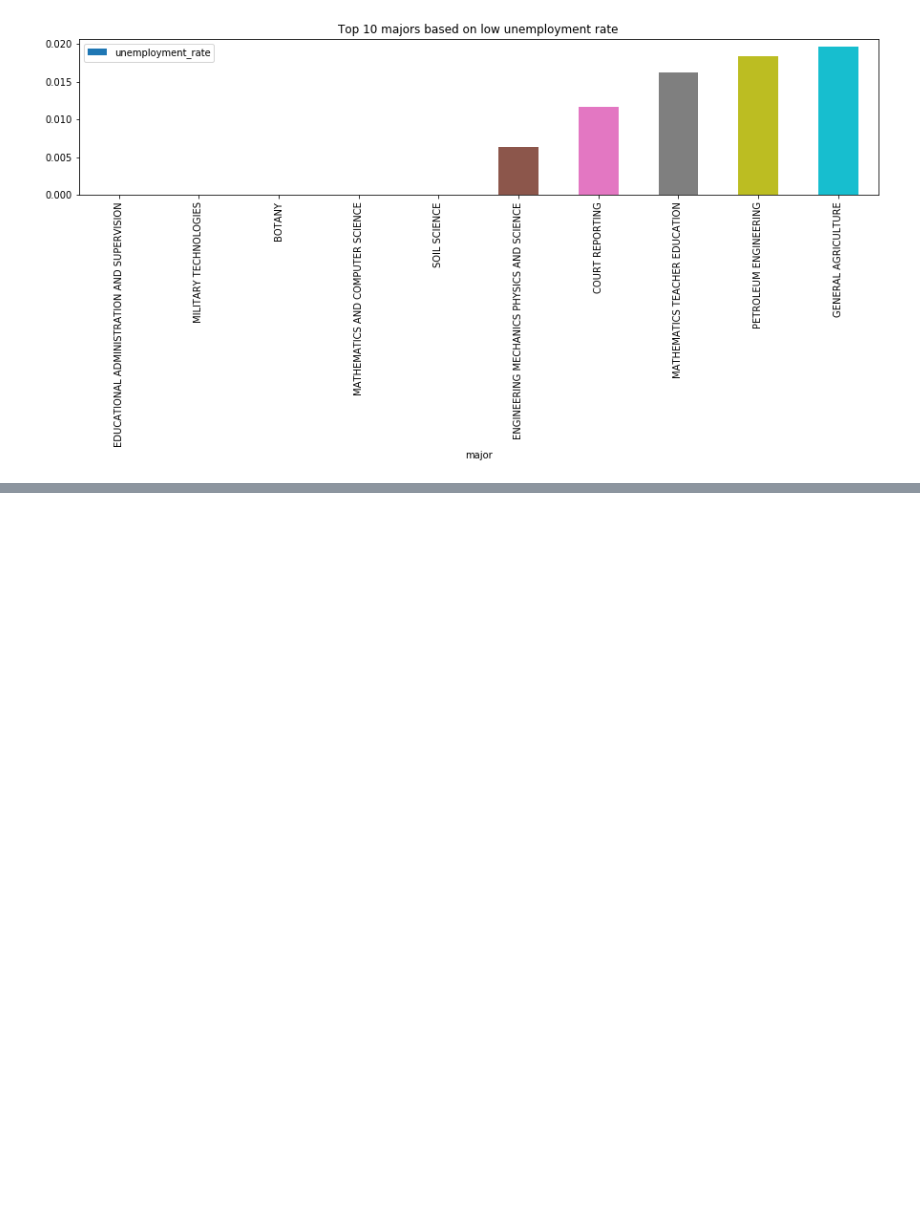
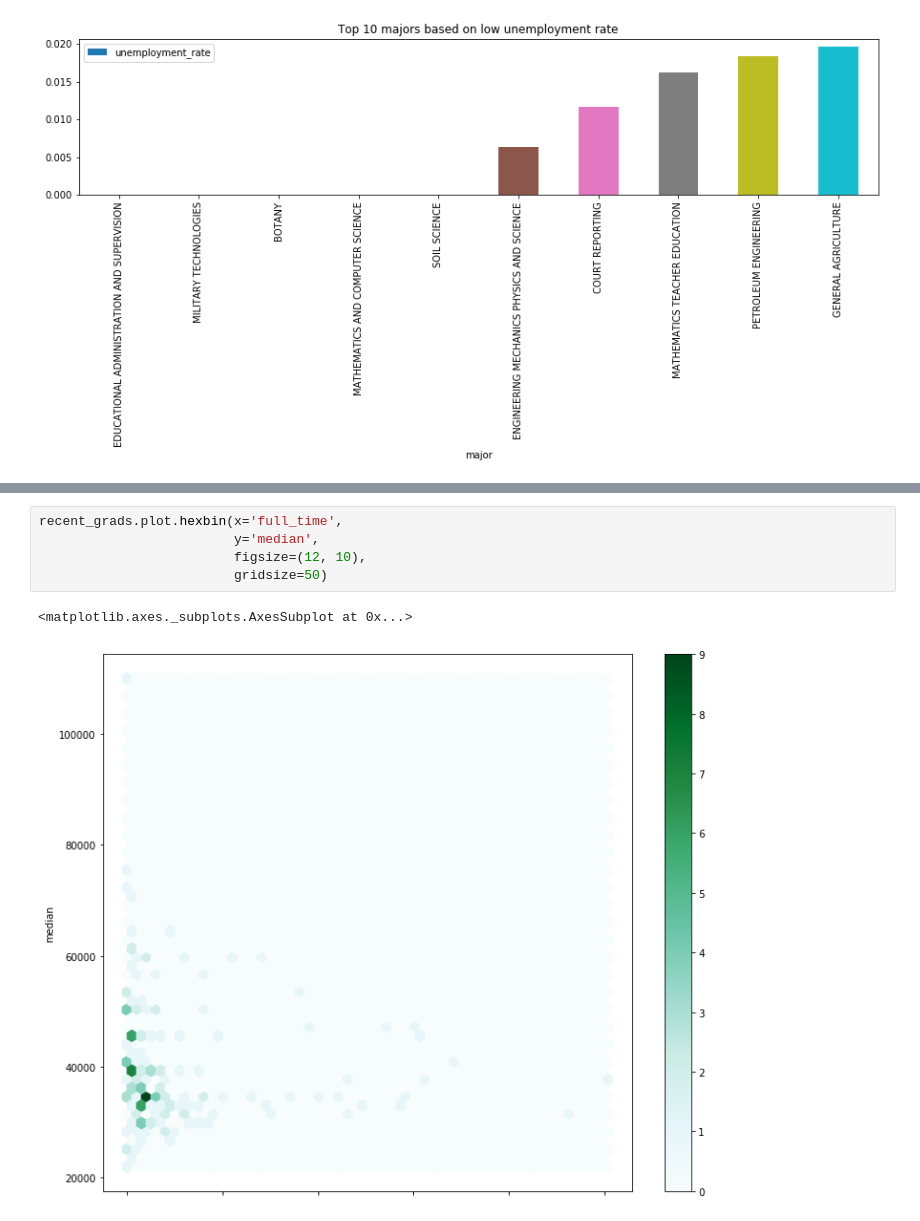
Before and after one commit to guilhermegonc/Dataquest-exercises, a Jupyter notebook: college_majors/college_majors_earnings.ipynb, the cells around one changed output, grey strips where cells are left out. Cells and saved outputs as stored; diff of their text form; blank space fills up the shorter version.

```diff
--- a/college_majors/college_majors_earnings.ipynb
+++ b/college_majors/college_majors_earnings.ipynb
@@ -260,0 +280,8 @@ Use a hexagonal bin plot to visualize the columns that had dense scatter plots f
+# %%
+recent_grads.plot.hexbin(x='full_time',
+                         y='median',
+                         figsize=(12, 10),
+                         gridsize=50)
+# %% [output]
+<matplotlib.axes._subplots.AxesSubplot at 0x...>
+[figure, added]
```
Also changed, not shown: parts of 8 cells of this notebook.
